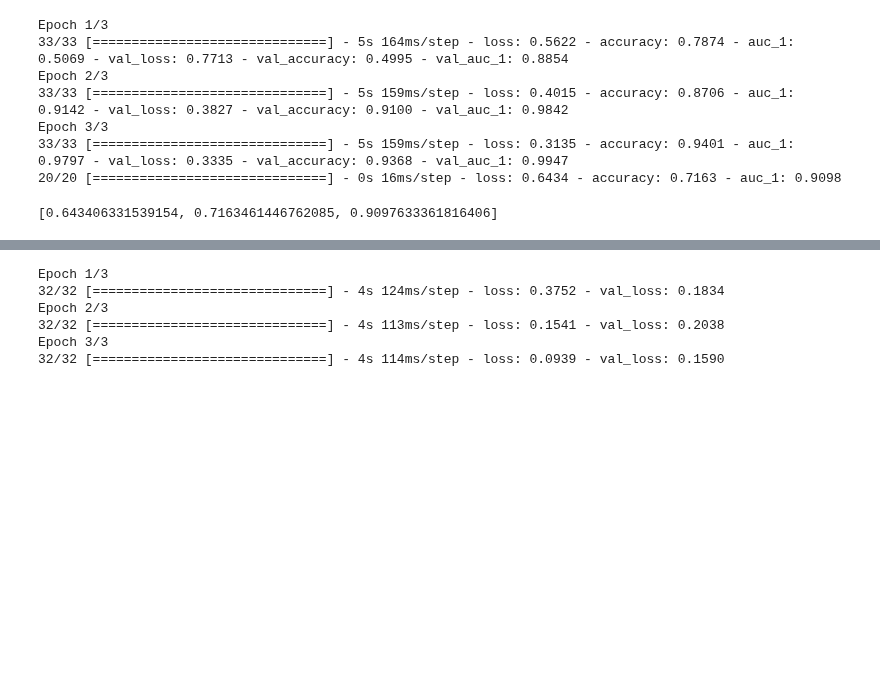
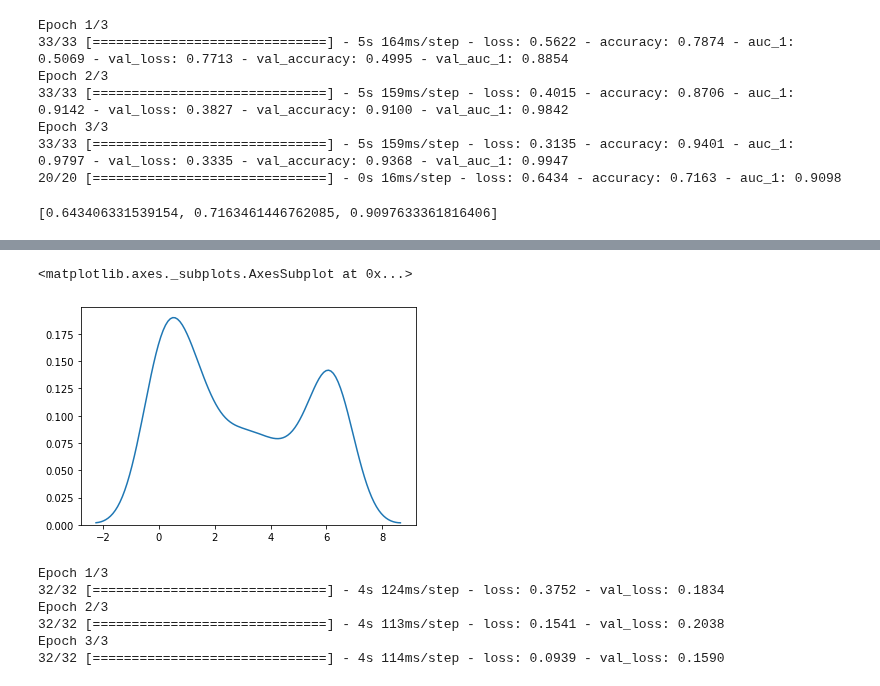
Before and after one commit to maloyan/HW_keras, a Jupyter notebook: hw.ipynb, the cells around one changed output, grey strips where cells are left out. Saved outputs shown, nothing was run; the diff lists cells and outputs as text; code cells hidden in the pictures; blank space fills up the shorter version.

```diff
--- a/hw.ipynb
+++ b/hw.ipynb
@@ -318,7 +301,10 @@ def create_pairs(x, y):
     labels = []
     n = min([len(digit_indices[d]) for d in range(num_classes)]) - 1
     for d in range(num_classes):
-        for i in range(0, n, 2):
+        for i in range(n):
+            z1, z2 = digit_indices[d][i], digit_indices[d][i + 1]
+            pairs += [[x[z1], x[z2]]]
+
             z1, z2 = digit_indices[d][i], digit_indices[d][i + 1]
             pairs += [[x[z1], x[z2]]]
 
@@ -364,7 +350,7 @@ tr_pairs, tr_y = create_pairs(X_train, y_train)
 vl_pairs, vl_y = create_pairs(X_val, y_val)
 te_pairs, te_y = create_pairs(X_test, y_test)
 # %%
-model = siamese_model(INPUT_SHAPE)
+embedding, model = siamese_model(INPUT_SHAPE)
 model.compile(
     loss=contrastive_loss,
     optimizer=optimizers.Adam(),
@@ -373,6 +359,6 @@ model.compile(
 model.fit([tr_pairs[:, 0], tr_pairs[:, 1]], tr_y,
           batch_size=BATCH,
           epochs=EPOCHS,
-          validation_data=([te_pairs[:, 0], te_pairs[:, 1]], te_y))
+          validation_data=([vl_pairs[:, 0], vl_pairs[:, 1]], vl_y))
 # %% [output]
 Epoch 1/3
@@ -391,3 +388,14 @@ model.evaluate(([te_pairs[:, 0], te_pairs[:, 1]]), te_y)
+# %%
+abc = model.predict(([te_pairs[:, 0], te_pairs[:, 1]]))
+# %%
+import seaborn as sns
+df = sns.load_dataset('iris')
+
+# Make default density plot
+sns.kdeplot([i[0] for i in abc])
+# %% [output]
+<matplotlib.axes._subplots.AxesSubplot at 0x...>
+[figure, added]
 # %%
 #Triplet v2
 # %%
```
Also changed, not shown: parts of 14 cells of this notebook.
